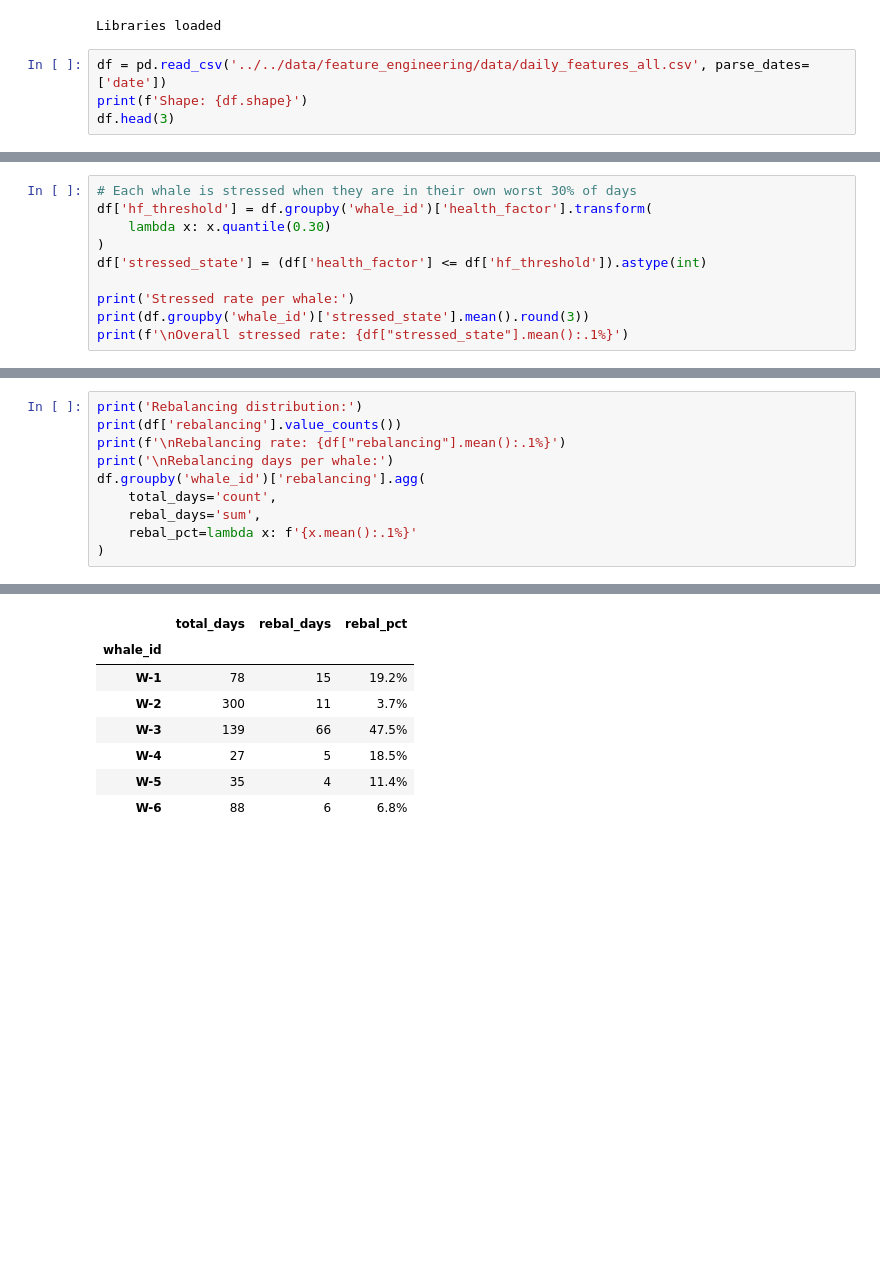
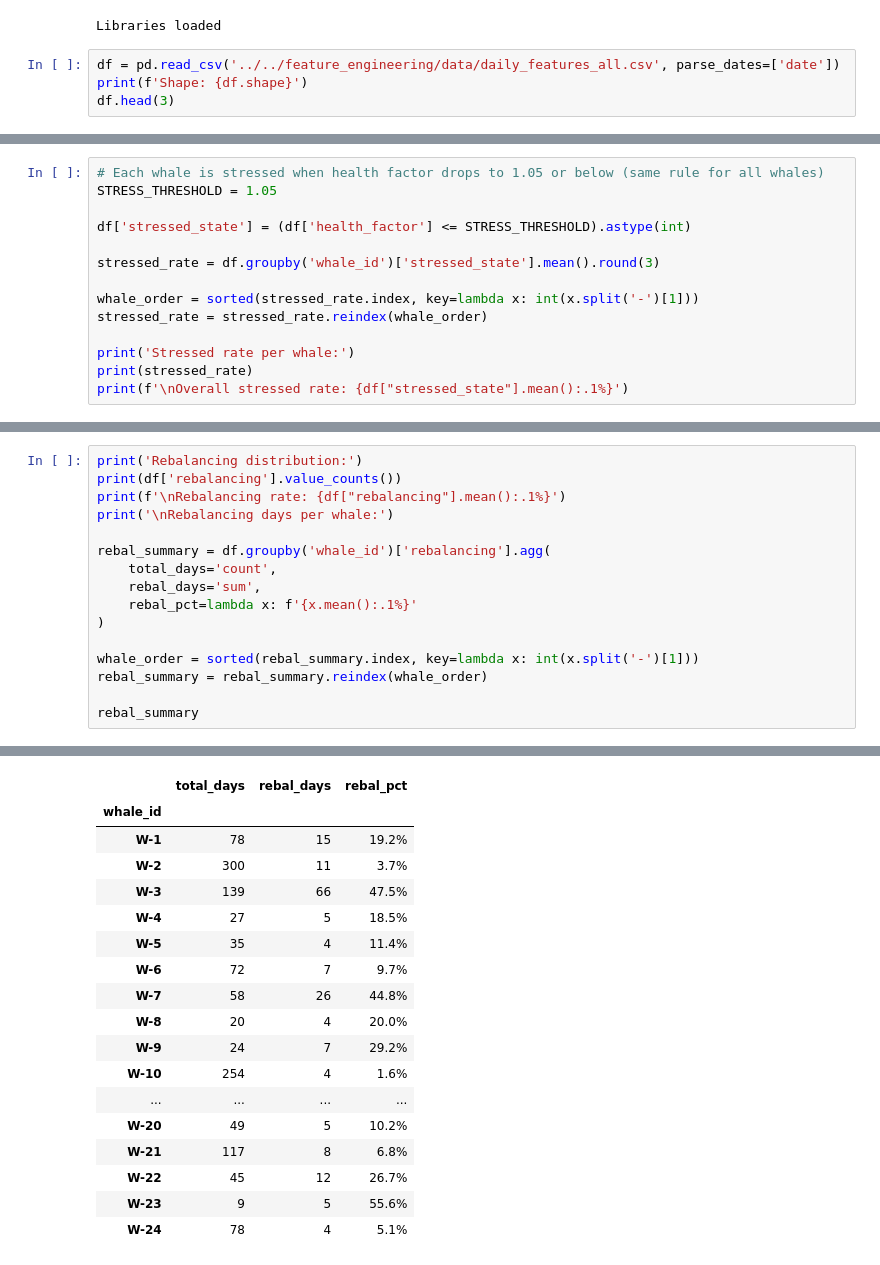
Before and after one commit to Igluminati/recursive-leverage-defi, a Jupyter notebook: analysis/whale-risk-supervised/01_eda_stress_threshold.ipynb, the cells around one changed output, grey strips where cells are left out. Drawn from its saved outputs; the diff is of its cells as text; blank space fills up the shorter version.

```diff
--- a/analysis/whale-risk-supervised/01_eda_stress_threshold.ipynb
+++ b/analysis/whale-risk-supervised/01_eda_stress_threshold.ipynb
@@ -10,7 +10,7 @@ print('Libraries loaded')
 # %% [output]
 Libraries loaded
 # %%
-df = pd.read_csv('../../data/feature_engineering/data/daily_features_all.csv', parse_dates=['date'])
+df = pd.read_csv('../../feature_engineering/data/daily_features_all.csv', parse_dates=['date'])
 print(f'Shape: {df.shape}')
 df.head(3)
 # %% [output]
@@ -141,10 +128,0 @@ W-5 is the most disciplined operator, lowest volatility in both metrics. W-3 is
-# %%
-# Each whale is stressed when they are in their own worst 30% of days
-df['hf_threshold'] = df.groupby('whale_id')['health_factor'].transform(
-    lambda x: x.quantile(0.30)
-)
-df['stressed_state'] = (df['health_factor'] <= df['hf_threshold']).astype(int)
-
-print('Stressed rate per whale:')
-print(df.groupby('whale_id')['stressed_state'].mean().round(3))
-print(f'\nOverall stressed rate: {df["stressed_state"].mean():.1%}')
@@ -162,0 +167,14 @@ Overall stressed rate: 31.0%
+# %%
+# Each whale is stressed when health factor drops to 1.05 or below (same rule for all whales)
+STRESS_THRESHOLD = 1.05
+
+df['stressed_state'] = (df['health_factor'] <= STRESS_THRESHOLD).astype(int)
+
+stressed_rate = df.groupby('whale_id')['stressed_state'].mean().round(3)
+
+whale_order = sorted(stressed_rate.index, key=lambda x: int(x.split('-')[1]))
+stressed_rate = stressed_rate.reindex(whale_order)
+
+print('Stressed rate per whale:')
+print(stressed_rate)
+print(f'\nOverall stressed rate: {df["stressed_state"].mean():.1%}')
@@ -197,11 +252,17 @@ print('Rebalancing distribution:')
 print(df['rebalancing'].value_counts())
 print(f'\nRebalancing rate: {df["rebalancing"].mean():.1%}')
 print('\nRebalancing days per whale:')
-df.groupby('whale_id')['rebalancing'].agg(
+
+rebal_summary = df.groupby('whale_id')['rebalancing'].agg(
     total_days='count',
     rebal_days='sum',
     rebal_pct=lambda x: f'{x.mean():.1%}'
 )
+
+whale_order = sorted(rebal_summary.index, key=lambda x: int(x.split('-')[1]))
+rebal_summary = rebal_summary.reindex(whale_order)
+
+rebal_summary
 # %% [output]
 Rebalancing distribution:
 rebalancing
@@ -213,10 +274,20 @@ Rebalancing rate: 16.0%
 
 Rebalancing days per whale:
 |  | total_days | rebal_days | rebal_pct |
 | whale_id |  |  |  |
 | W-1 | 78 | 15 | 19.2% |
 | W-2 | 300 | 11 | 3.7% |
 | W-3 | 139 | 66 | 47.5% |
 | W-4 | 27 | 5 | 18.5% |
 | W-5 | 35 | 4 | 11.4% |
-| W-6 | 88 | 6 | 6.8% |
+| W-6 | 72 | 7 | 9.7% |
+| W-7 | 58 | 26 | 44.8% |
+| W-8 | 20 | 4 | 20.0% |
+| W-9 | 24 | 7 | 29.2% |
+| W-10 | 254 | 4 | 1.6% |
+| ... | ... | ... | ... |
+| W-20 | 49 | 5 | 10.2% |
+| W-21 | 117 | 8 | 6.8% |
+| W-22 | 45 | 12 | 26.7% |
+| W-23 | 9 | 5 | 55.6% |
+| W-24 | 78 | 4 | 5.1% |
```
Also changed, not shown: parts of 20 cells of this notebook, 8 other files.
